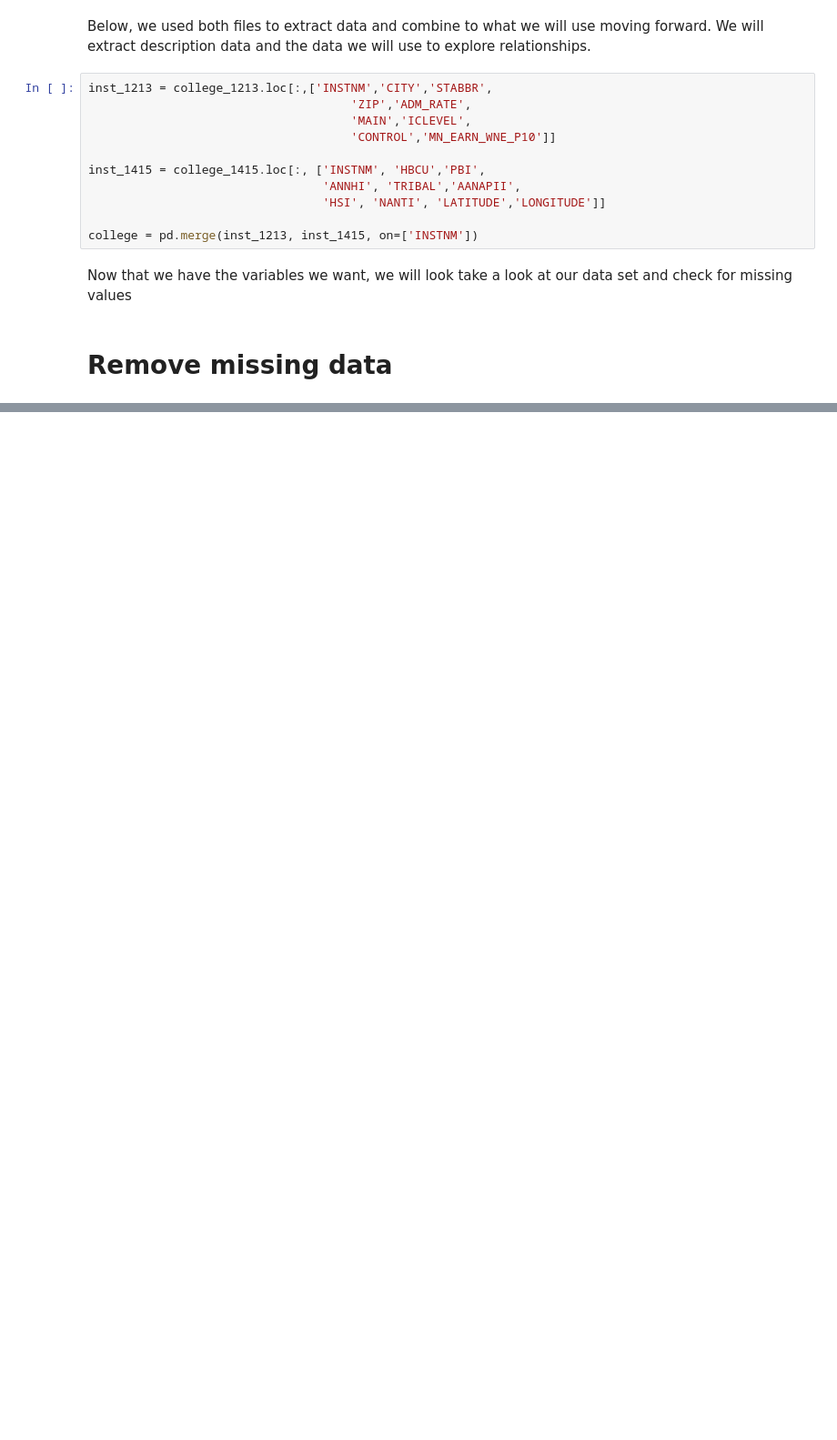
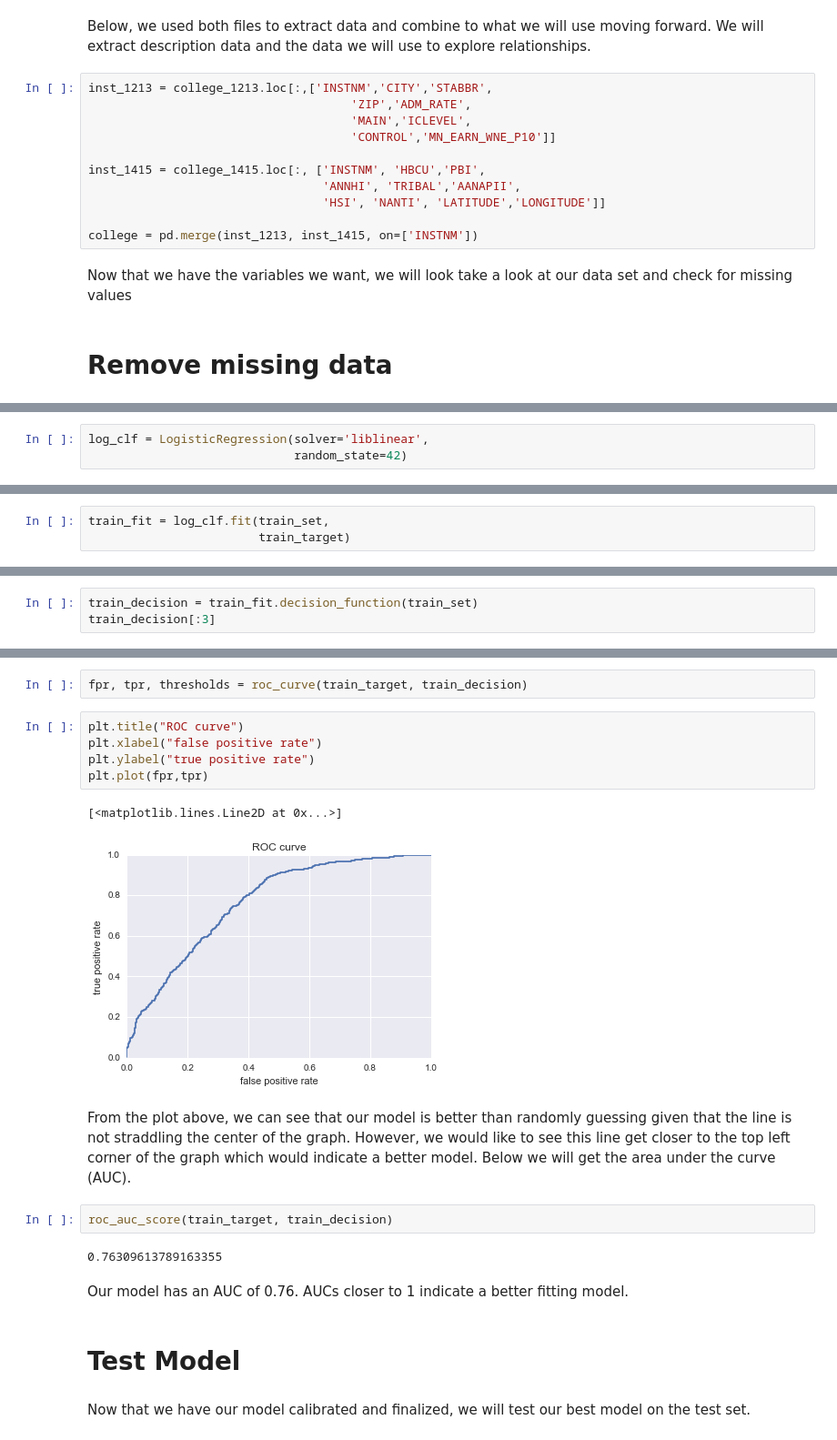
Before and after one commit to tymiguel/CollegeScorecard_ML, a Jupyter notebook: CollegeScorecard_Classification_Team_Sandbox.ipynb, the cells around one changed output, grey strips where cells are left out. Shown at 91% size. Saved outputs shown, nothing was run; the diff lists cells and outputs as text; blank space fills up the shorter version.

Commit message:
data cleaning and logistic regression model

```diff
--- a/CollegeScorecard_Classification_Team_Sandbox.ipynb
+++ b/CollegeScorecard_Classification_Team_Sandbox.ipynb
@@ -139,0 +323,3 @@ Now that we have the variables we want, we will look take a look at our data set
+# %%
+log_clf = LogisticRegression(solver='liblinear',
+                             random_state=42)
@@ -139,0 +328,3 @@ Now that we have the variables we want, we will look take a look at our data set
+# %%
+train_fit = log_clf.fit(train_set,
+                        train_target)
@@ -139,0 +348,3 @@ Now that we have the variables we want, we will look take a look at our data set
+# %%
+train_decision = train_fit.decision_function(train_set)
+train_decision[:3]
@@ -139,0 +390,22 @@ Now that we have the variables we want, we will look take a look at our data set
+# %%
+fpr, tpr, thresholds = roc_curve(train_target, train_decision)
+# %%
+plt.title("ROC curve")
+plt.xlabel("false positive rate")
+plt.ylabel("true positive rate")
+plt.plot(fpr,tpr)
+# %% [output]
+[<matplotlib.lines.Line2D at 0x...>]
+[figure, added]
+# %% [markdown]
+From the plot above, we can see that our model is better than randomly guessing given that the line is not straddling the center of the graph. However, we would like to see this line get closer to the top left corner of the graph which would indicate a better model. Below we will get the area under the curve (AUC).
+# %%
+roc_auc_score(train_target, train_decision)
+# %% [output]
+0.76309613789163355
+# %% [markdown]
+Our model has an AUC of 0.76. AUCs closer to 1 indicate a better fitting model.
+# %% [markdown]
+# Test Model
+# %% [markdown]
+Now that we have our model calibrated and finalized, we will test our best model on the test set.
```
Also changed, not shown: parts of 54 cells of this notebook.
